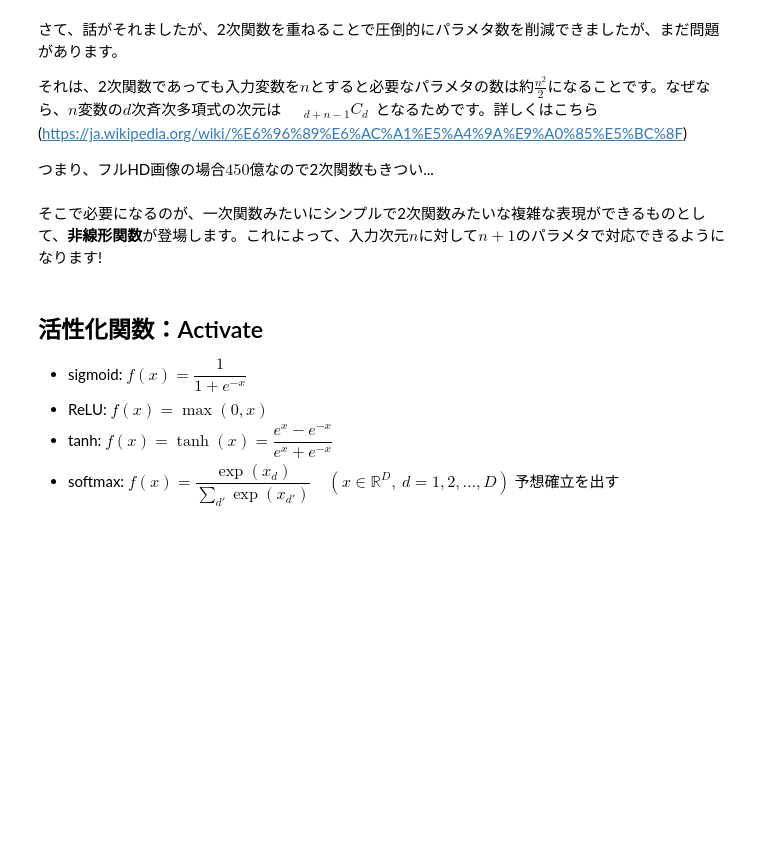
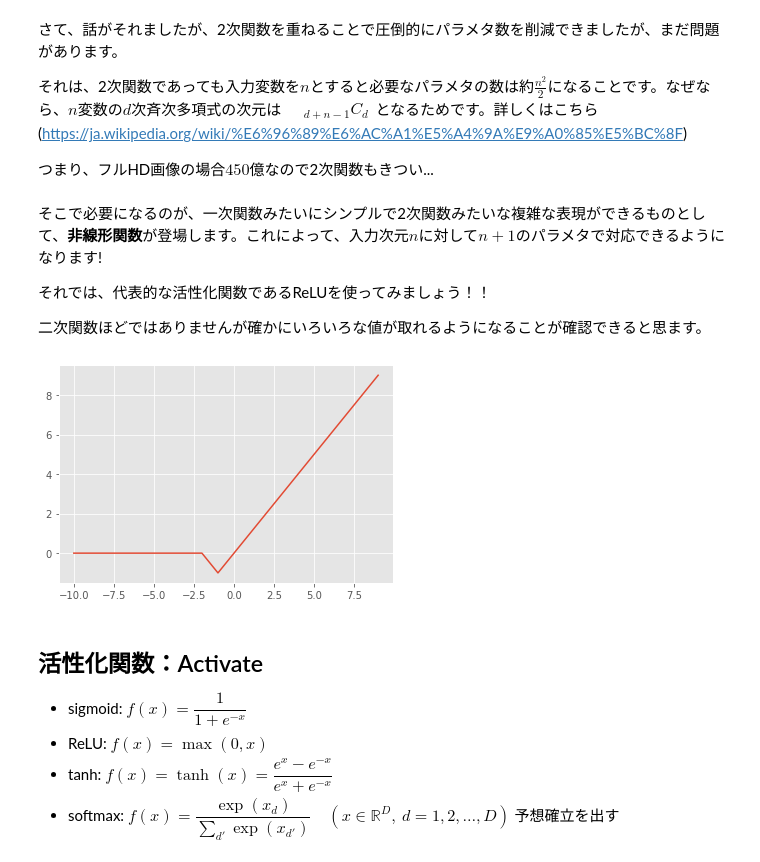
Before and after one commit to Strix9289/Introduction-of-Deep-Learning, a Jupyter notebook: Activation.ipynb, the cells around one changed output. Saved outputs shown, nothing was run; the diff lists cells and outputs as text; code cells hidden in the pictures; blank space fills up the shorter version.

```diff
--- a/Activation.ipynb
+++ b/Activation.ipynb
@@ -92,6 +92,28 @@ plt.show()
 つまり、フルHD画像の場合$450$億なので2次関数もきつい...
 # %% [markdown]
 そこで必要になるのが、一次関数みたいにシンプルで2次関数みたいな複雑な表現ができるものとして、**非線形関数**が登場します。これによって、入力次元$n$に対して$n+1$のパラメタで対応できるようになります!
+
+それでは、代表的な活性化関数であるReLUを使ってみましょう！！
+
+二次関数ほどではありませんが確かにいろいろな値が取れるようになることが確認できると思ます。
+# %%
+#@title 活性化関数の中のパラメタを変更してみてください { form-width: "600px" }
+a = 7.4 #@param {type:"slider", min:-10, max:10, step:0.1}
+b = 9.2 #@param {type:"slider", min:-10, max:10, step:0.1}
+def r(x):
+  z = a*x+b
+  return x*(z>0)
+# %%
+x = np.arange(-10,10,1)
+for i in range(10):
+  if i == 0:
+    z = r(x)
+  else:
+    z = r(z)
+plt.plot(x,z)
+plt.show()
+# %% [output]
+[figure, added]
 # %% [markdown]
 ## 活性化関数：Activate
 * sigmoid: $f(x)=\dfrac{1}{1+e^{-x}}$
```
Also changed, not shown: parts of 1 cell of this notebook.
